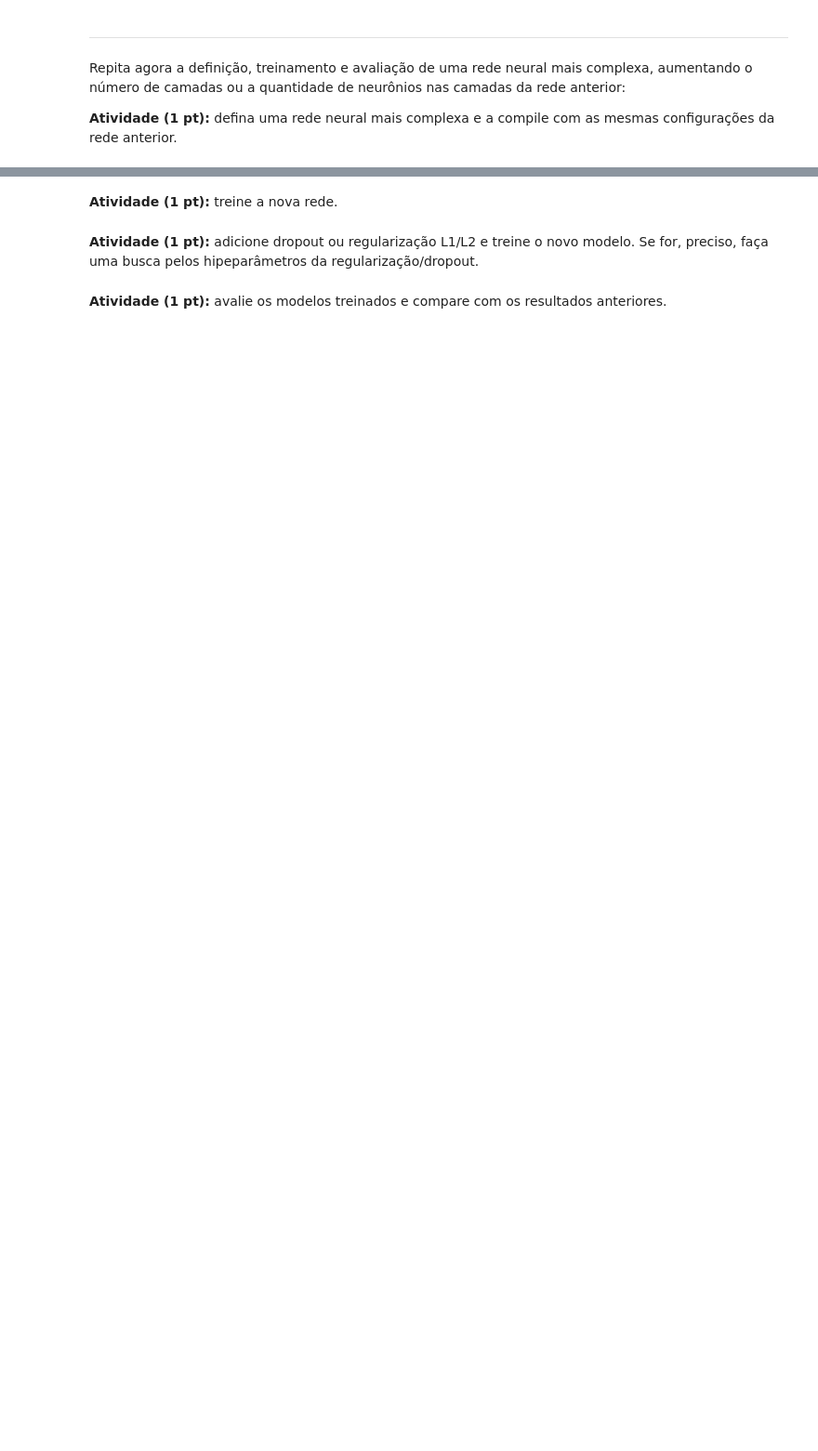
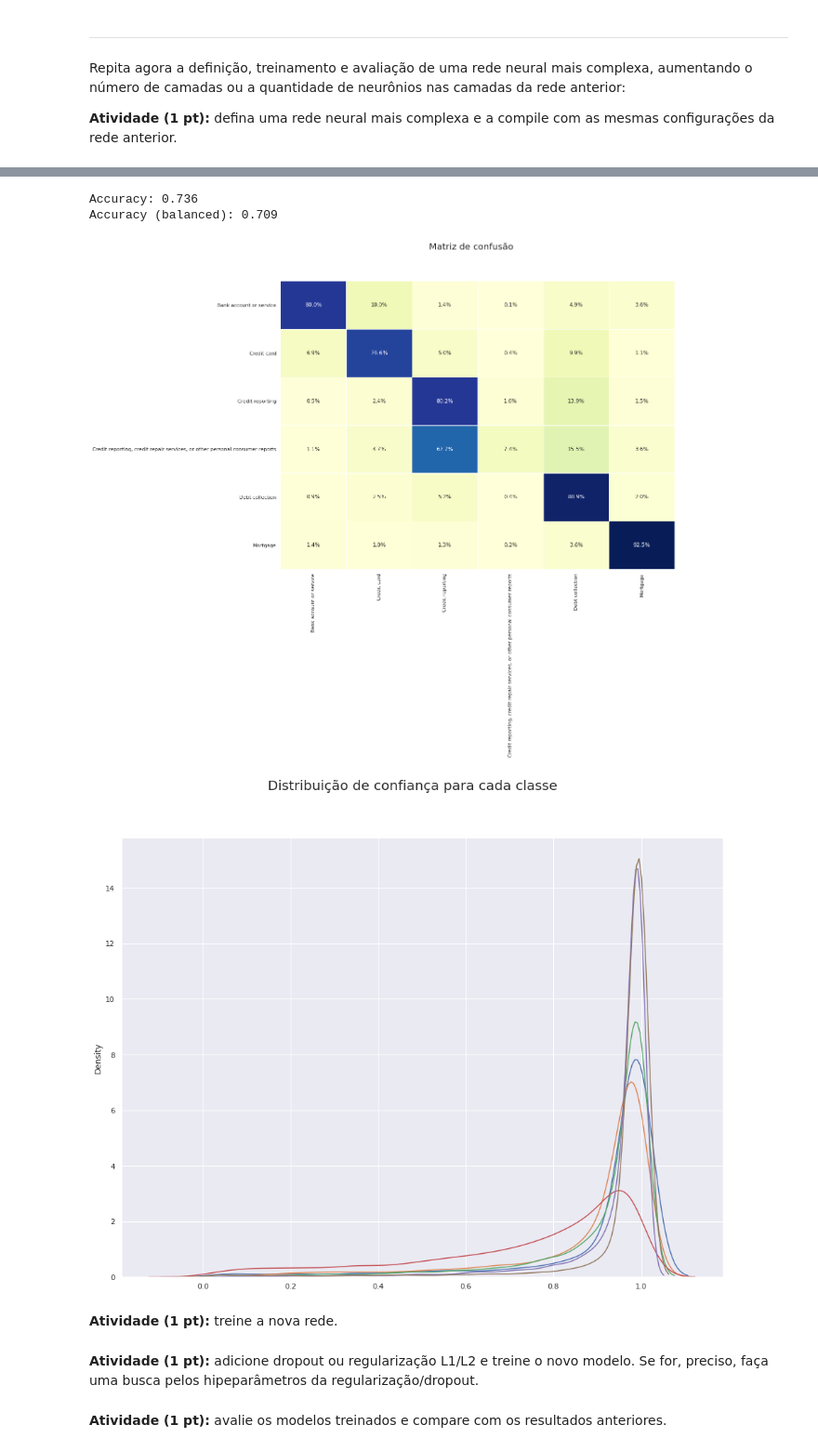
Before and after one commit to kroncatti/complex-data-mining, a Jupyter notebook: inf-0616-supervised-learning/assignment3/assignment_3.ipynb, the cells around one changed output, grey strips where cells are left out. Shown at 93% size. Cells and saved outputs as stored; diff of their text form; code cells hidden in the pictures; blank space fills up the shorter version.

```diff
--- a/inf-0616-supervised-learning/assignment3/assignment_3.ipynb
+++ b/inf-0616-supervised-learning/assignment3/assignment_3.ipynb
@@ -183,0 +492,16 @@ Repita agora a definição, treinamento e avaliação de uma rede neural mais co
+# %%
+sgd = optimizers.SGD(learning_rate=0.01) #lr = learning rate
+model_complex.compile(loss='categorical_crossentropy', optimizer=sgd, metrics=['accuracy'])
+# %%
+with tf.device(device):
+    model_complex.fit(X_train, y_train,
+                      epochs=epochs,
+                      batch_size=batch_size,
+                      validation_data=(X_val, y_val),
+                      verbose=1,
+                      callbacks=[
+                          callbacks.TerminateOnNaN(),
+                          callbacks.ModelCheckpoint('weights.h5',
+                                                    save_best_only=True,
+                                                    verbose=1),
+              ])
@@ -183,0 +527,5 @@ Repita agora a definição, treinamento e avaliação de uma rede neural mais co
+# %%
+model_complex.load_weights('weights.h5')
+# %%
+probs = model_complex.predict(x_test)
+predicted_classes = np.argmax(probs, axis=-1)
@@ -184,3 +534,10 @@ Repita agora a definição, treinamento e avaliação de uma rede neural mais co
+# %%
+evaluate(ye_test, predicted_classes, probs, labels=label_enc.classes_)
+# %% [output]
+Accuracy: 0.736
+Accuracy (balanced): 0.709
+[figure, added]
+[figure, added]
 # %% [markdown]
 **Atividade (1 pt):** treine a nova rede.
 # %% [markdown]
```
Also changed, not shown: parts of 25 cells of this notebook.
